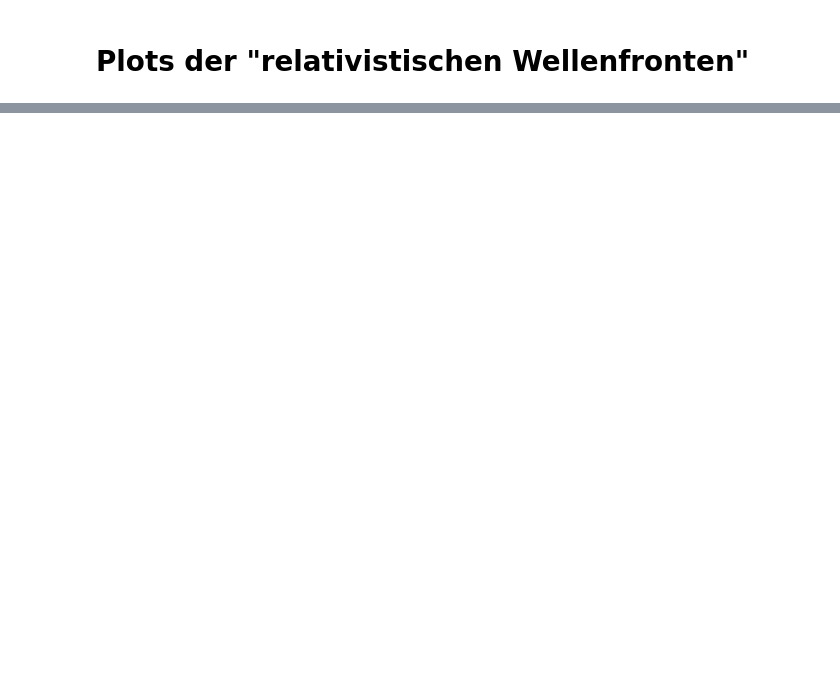
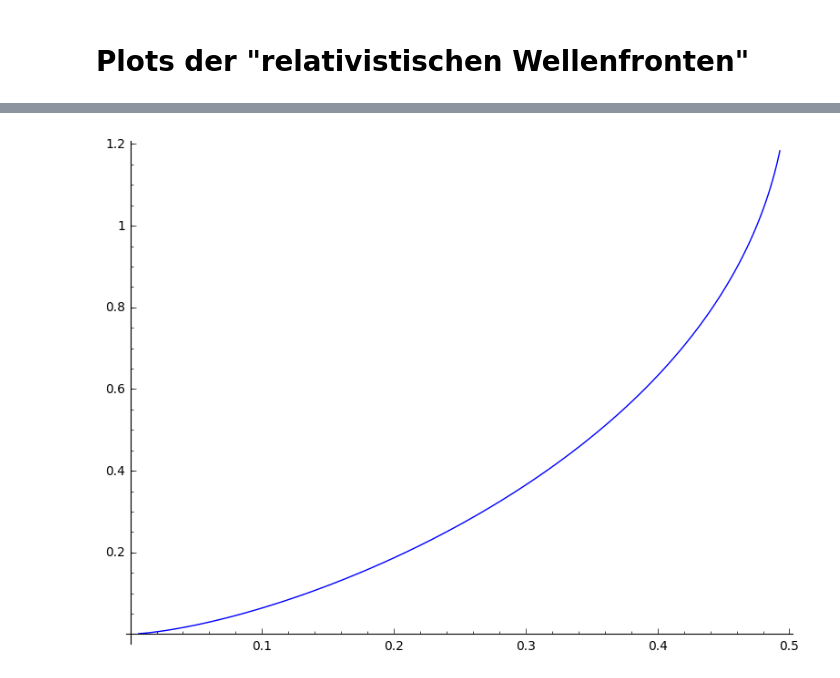
Before and after one commit to jlbosse/Bachelorarbeit, a Jupyter notebook: Animationen.ipynb, the cells around one changed output, grey strips where cells are left out. Cells and saved outputs as stored; diff of their text form; code cells hidden in the pictures; blank space fills up the shorter version.

```diff
--- a/Animationen.ipynb
+++ b/Animationen.ipynb
@@ -173,0 +198,3 @@ def _(time=slider(-2,2,step_size=0.1), space=slider(-2,2,step_size=0.1)):
+# %%
+plot((1-sqrt(1-4*x**2))/(sqrt(x)))
+# %% [output]
@@ -173,0 +203 @@ def _(time=slider(-2,2,step_size=0.1), space=slider(-2,2,step_size=0.1)):
+[figure, added]
```
Also changed, not shown: parts of 7 cells of this notebook, 10 other files.
